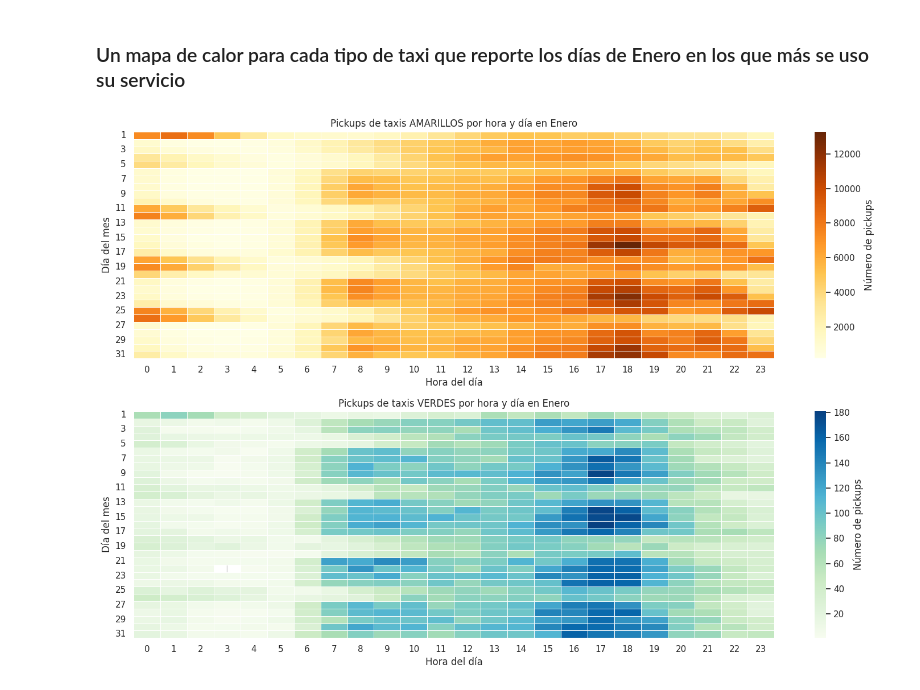
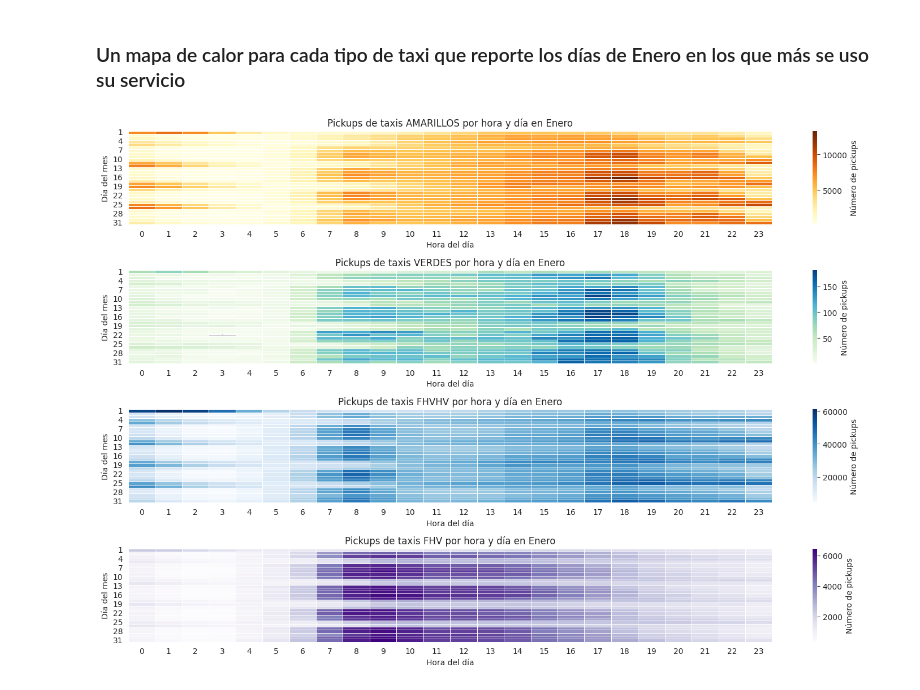
Before and after one commit to eduyael07/AnalisisDeDatosGen1, a Jupyter notebook: TareaPandas.ipynb, the cells around one changed output. Saved outputs shown, nothing was run; the diff lists cells and outputs as text; code cells hidden in the pictures.

```diff
--- a/TareaPandas.ipynb
+++ b/TareaPandas.ipynb
@@ -26,13 +26,17 @@ import seaborn as sns
 # %%
 yellow = pd.read_parquet('yellow_tripdata_2025-01.parquet')
 green = pd.read_parquet('green_tripdata_2025-01.parquet')
+fhvhv = pd.read_parquet('fhvhv_tripdata_2025-01.parquet')
+fhv=pd.read_parquet('fhv_tripdata_2025-01.parquet')
 
 yellowTotal = yellow['total_amount'].mean()
 greenTotal = green['total_amount'].mean()
-totalTaxis = (yellowTotal + greenTotal)/2
+fhvhvTotal = fhvhv['driver_pay'].mean()
+totalTaxis = (yellowTotal + greenTotal + fhvhvTotal)/3
 
 print("Promedio de ingresos brutos para taxi amarillo: ", yellowTotal)
 print("Promedio de ingresos brutos para taxi verde: ", greenTotal)
+print("Promedio de ingresos brutos para taxi FHVHV: ", fhvhvTotal)
 print("Promedio de ingresos brutos de todos los taxis: ", totalTaxis)
 # %% [output]
 Promedio de ingresos brutos para taxi amarillo:  25.61129169728817
@@ -78,6 +90,14 @@ plt.show()
 yellow['day'] = yellow['tpep_pickup_datetime'].dt.day
 yellow['hour'] = yellow['tpep_pickup_datetime'].dt.hour
 yellow_counts = yellow.groupby(['day', 'hour']).size().unstack()
+
+fhvhv['day']= fhvhv['pickup_datetime'].dt.day
+fhvhv['hour']= fhvhv['pickup_datetime'].dt.hour
+fhvhv_counts = fhvhv.groupby(['day', 'hour']).size().unstack()
+
+fhv['day']= fhv['pickup_datetime'].dt.day
+fhv['hour']= fhv['pickup_datetime'].dt.hour
+fhv_counts = fhv.groupby(['day', 'hour']).size().unstack()
 
 #Procesar datos de taxis verdes (green)
 green['day'] = green['lpep_pickup_datetime'].dt.day
@@ -85,7 +105,7 @@ green['hour'] = green['lpep_pickup_datetime'].dt.hour
 green_counts = green.groupby(['day', 'hour']).size().unstack()
 
 #Combinar ambos conjuntos de datos (opcional)
-total_counts = yellow_counts.add(green_counts, fill_value=0)
+total_counts = yellow_counts.add(green_counts, fill_value=0).add(fhvhv_counts, fill_value=0).add(fhv_counts, fill_value=0)
 
 #Crear el heatmap
 plt.figure(figsize=(12, 8))
@@ -111,46 +131,83 @@ yellow['hour'] = yellow['tpep_pickup_datetime'].dt.hour
 green['day'] = green['lpep_pickup_datetime'].dt.day
 green['hour'] = green['lpep_pickup_datetime'].dt.hour
 
+fhvhv['day'] = fhvhv['pickup_datetime'].dt.day
+fhvhv['hour'] = fhvhv['pickup_datetime'].dt.hour
+
+fhv['day'] = fhv['pickup_datetime'].dt.day
+fhv['hour'] = fhv['pickup_datetime'].dt.hour
+
 # Agrupar por día y hora (formato matriz para heatmap)
 yellow_counts = yellow.groupby(['day', 'hour']).size().unstack()
 green_counts = green.groupby(['day', 'hour']).size().unstack()
+fhvhv_counts = fhvhv.groupby(['day', 'hour']).size().unstack()
+fhv_counts = fhv.groupby(['day', 'hour']).size().unstack()
 
 # Configurar estilo y tamaño de los gráficos
 sns.set_style("whitegrid")
 plt.figure(figsize=(15, 10))
 
 # Heatmap para taxis AMARILLOS
-plt.subplot(2, 1, 1)  # 2 filas, 1 columna, posición 1
+plt.subplot(4, 1, 1)  # 4 filas, 1 columna, posición 1
 sns.heatmap(
     yellow_counts,
     cmap="YlOrBr",  # Amarillo-Naranja
     annot=False,
     fmt=".0f",
     linewidths=0.5,
     cbar_kws={'label': 'Número de pickups'}
 )
 plt.title("Pickups de taxis AMARILLOS por hora y día en Enero")
 plt.xlabel("Hora del día")
 plt.ylabel("Día del mes")
 plt.yticks(rotation=0)  # Días en horizontal
 
 # Heatmap para taxis VERDES
-plt.subplot(2, 1, 2)  # 2 filas, 1 columna, posición 2
+plt.subplot(4, 1, 2)  # 2 filas, 1 columna, posición 2
 sns.heatmap(
     green_counts,
     cmap="GnBu",      # Verde-Azul
     annot=False,
     fmt=".0f",
     linewidths=0.5,
     cbar_kws={'label': 'Número de pickups'}
 )
 plt.title("Pickups de taxis VERDES por hora y día en Enero")
 plt.xlabel("Hora del día")
 plt.ylabel("Día del mes")
 plt.yticks(rotation=0)
 
+# Heatmap para taxis FHVHV
+plt.subplot(4, 1, 3)  # 3 filas, 1 columna, posición 3
+sns.heatmap(
+    fhvhv_counts,
+    cmap="Blues",     # Azul
+    annot=False,
+    fmt=".0f",
+    linewidths=0.5,
+    cbar_kws={'label': 'Número de pickups'}
+)
+plt.title("Pickups de taxis FHVHV por hora y día en Enero")
+plt.xlabel("Hora del día")
+plt.ylabel("Día del mes")
+plt.yticks(rotation=0)
+# Heatmap para taxis FHV
+plt.subplot(4, 1, 4)  # 4 filas, 1 columna, posición 4
+sns.heatmap(
+    fhv_counts,
+    cmap="Purples",   # Morado
+    annot=False,
+    fmt=".0f",
+    linewidths=0.5,
+    cbar_kws={'label': 'Número de pickups'}
+)
+plt.title("Pickups de taxis FHV por hora y día en Enero")
+plt.xlabel("Hora del día")
+plt.ylabel("Día del mes")
+plt.yticks(rotation=0)
+
 # Ajustar espacio entre gráficos
 plt.tight_layout()
 plt.show()
 # %% [output]
-[figure, old version]
+[figure, new version]
```
Also changed, not shown: parts of 6 cells of this notebook, 1 other file.
